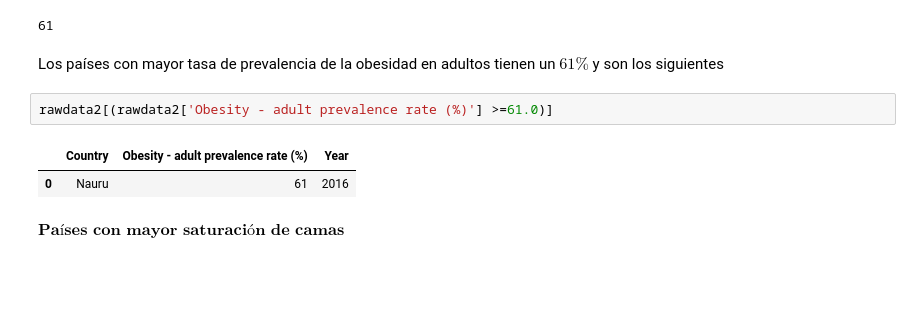
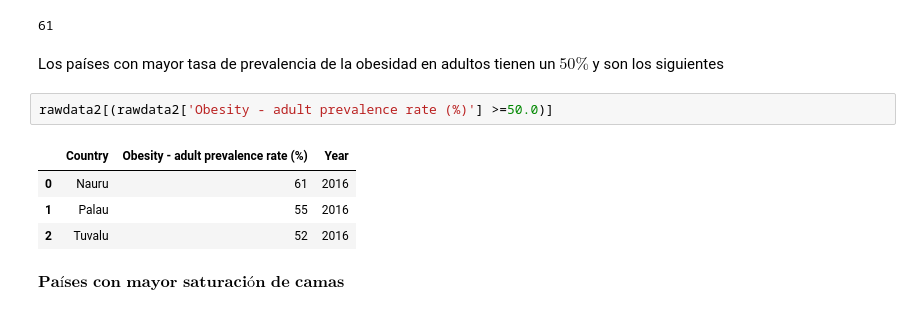
Before and after one commit to DCIDA2019/dcida2020ii-ValdiviaGCR, a Jupyter notebook: Sep11/AnalisisDescriptivo.ipynb, the cells around one changed output. Cells and saved outputs as stored; diff of their text form; blank space fills up the shorter version.

```diff
--- a/Sep11/AnalisisDescriptivo.ipynb
+++ b/Sep11/AnalisisDescriptivo.ipynb
@@ -144,12 +146,14 @@ rawdata2['Obesity - adult prevalence rate (%)'].max()
 # %% [output]
 61
 # %% [markdown]
-Los países con mayor tasa de prevalencia de la obesidad en adultos tienen un $61\%$ y son los siguientes
+Los países con mayor tasa de prevalencia de la obesidad en adultos tienen un $50\%$ y son los siguientes
 # %%
-rawdata2[(rawdata2['Obesity - adult prevalence rate (%)'] >=61.0)]
+rawdata2[(rawdata2['Obesity - adult prevalence rate (%)'] >=50.0)]
 # %% [output]
 |  | Country | Obesity - adult prevalence rate (%) | Year |
 | 0 | Nauru | 61 | 2016 |
+| 1 | Palau | 55 | 2016 |
+| 2 | Tuvalu | 52 | 2016 |
 # %% [markdown]
 $\textbf{Países con mayor saturación de camas}$
 # %%
```
Also changed, not shown: parts of 5 cells of this notebook.
